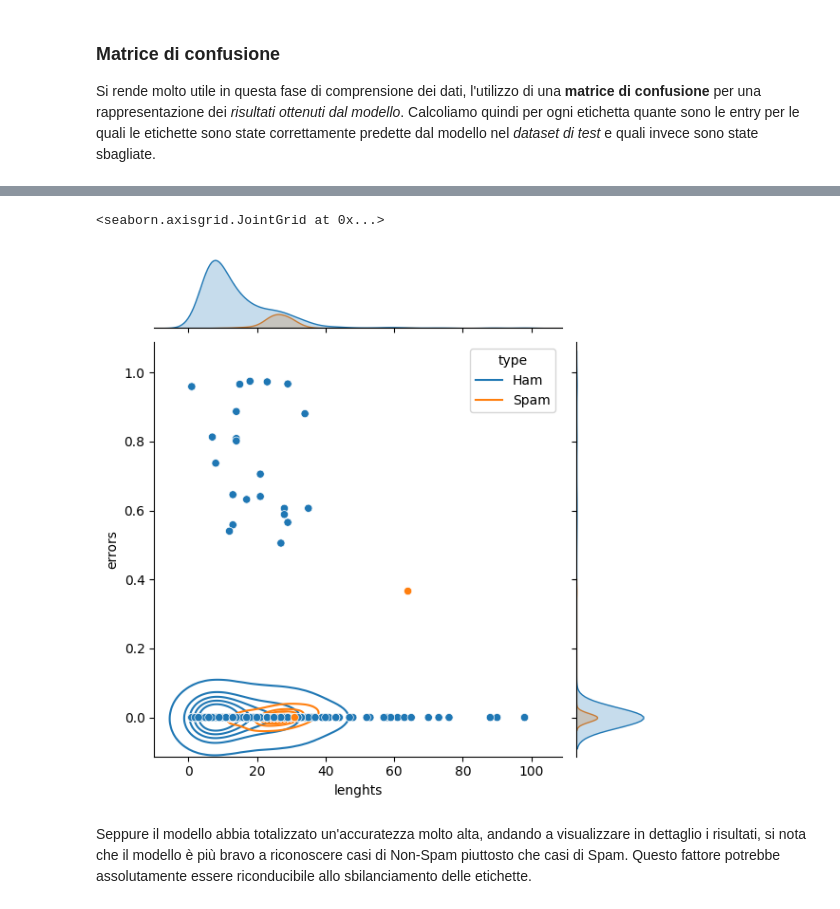
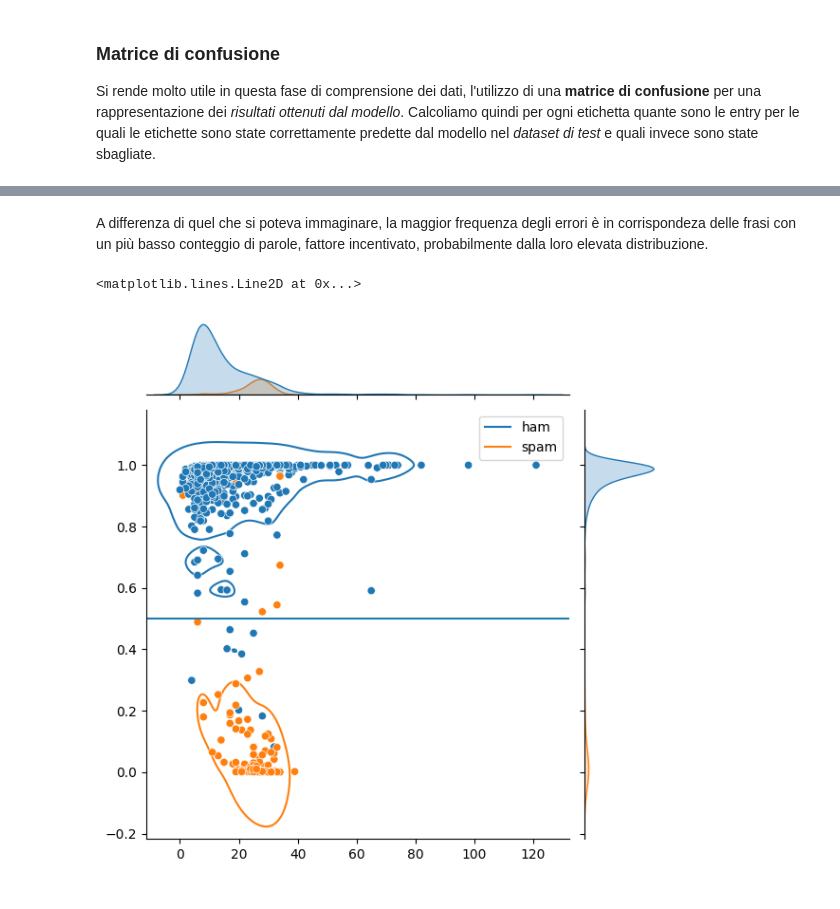
Before and after one commit to SimoneC24/text-spam-checker, a Jupyter notebook: REAMDE.ipynb, the cells around one changed output, grey strips where cells are left out. Drawn from its saved outputs; the diff is of its cells as text; code cells hidden in the pictures.

```diff
--- a/REAMDE.ipynb
+++ b/REAMDE.ipynb
@@ -110,0 +147,3 @@ Test sample size: 1115
+# %%
+X_train_tokenized = pad_sequences(tokenizer.texts_to_sequences(X_train), maxlen=190)
+X_test_tokenized = pad_sequences(tokenizer.texts_to_sequences(X_test), maxlen=190)
@@ -111,13 +164,24 @@ Test sample size: 1115
 # %%
+metrics = [
+  tf.keras.metrics.TruePositives(name='th'),
+  tf.keras.metrics.FalsePositives(name='fh'),
+  tf.keras.metrics.TrueNegatives(name='ts'),
+  tf.keras.metrics.FalseNegatives(name='fs'),
+  tf.keras.metrics.BinaryAccuracy(name='accuracy'),
+  tf.keras.metrics.Precision(name='precision'),
+  tf.keras.metrics.Recall(name='recall'),
+]
+
 model = tf.keras.Sequential([
-  tf.keras.layers.Embedding(VOCABULARY_SIZE, 128, input_length=NUM_WORDS),
+  tf.keras.layers.Embedding(VOCABULARY_SIZE, 128),
   tf.keras.layers.Dropout(0.2),
   tf.keras.layers.Dropout(0.4),
   tf.keras.layers.GlobalAveragePooling1D(),
+  tf.keras.layers.Dropout(0.4),
   tf.keras.layers.Dropout(0.2),
   tf.keras.layers.Dense(1, activation="sigmoid")
 ])
-model.compile(metrics=tf.metrics.BinaryAccuracy(threshold=0.0), loss='binary_crossentropy', optimizer='adam')
+model.compile(metrics=metrics, loss='binary_crossentropy', optimizer='adam')
 model.summary()
 # %% [output]
 Model: "sequential"
@@ -140,3 +210,3 @@ _________________________________________________________________
 # %%
-history = model.fit(X_train, y_train, batch_size=25, epochs=15, validation_split=0.2, verbose=1)
+history = model.fit(X_train_tokenized, y_train, batch_size=20, epochs=30, validation_split=0.2, verbose=1, class_weight={ 0: 1, 1: 0.2 })
 # %% [output]
@@ -174,5 +246,5 @@ Il nostro modello è stato addesstrato, con dei risulati apparentemente soddisfa
 # %%
-y_predict = model.predict(X_test).flatten()
+y_predict_ann = model.predict(X_test_tokenized).flatten()
 # %% [output]
 35/35 [==============================] - 0s 1ms/step
 # %%
@@ -198,11 +291,10 @@ sns.heatmap([[true_spam/total_spam*100, false_ham/total_ham*100], [false_spam/to
+# %% [markdown]
+A differenza di quel che si poteva immaginare, la maggior frequenza degli errori è in corrispondeza delle frasi con un più basso conteggio di parole, fattore incentivato, probabilmente dalla loro elevata distribuzione.
 # %%
-y_prediction_errors = np.where(y_predict_labels != y_test, y_predict, 0)
-X_test_lenghts = [len([t for t in X if t != 0]) for X in X_test]
-errors_df = pd.DataFrame(data = { "errors": y_prediction_errors, "lenghts": X_test_lenghts, "type": np.where(y_predict_labels == 1, "Ham", "Spam") })
-sns.jointplot(x="lenghts", y="errors", hue="type", data=errors_df)\
-.plot_joint(sns.kdeplot, color="r", zorder=0, levels=6)
+X_test_lenghts = [len([t for t in X if t != 0]) for X in X_test_tokenized]
+plot = sns.jointplot(x=X_test_lenghts, y=y_predict_ann, hue=np.where(y_test == 1, "ham", "spam"))\
+.plot_joint(sns.kdeplot, color="r", zorder=0, levels=1)
+plot.ax_joint.axhline(y=0.5)
 # %% [output]
-<seaborn.axisgrid.JointGrid at 0x...>
+<matplotlib.lines.Line2D at 0x...>
-[figure, old version]
+[figure, new version]
-# %% [markdown]
-Seppure il modello abbia totalizzato un'accuratezza molto alta, andando a visualizzare in dettaglio i risultati, si nota che il modello è più bravo a riconoscere casi di Non-Spam piuttosto che casi di Spam. Questo fattore potrebbe assolutamente essere riconducibile allo sbilanciamento delle etichette.
```
Also changed, not shown: parts of 49 cells of this notebook.
